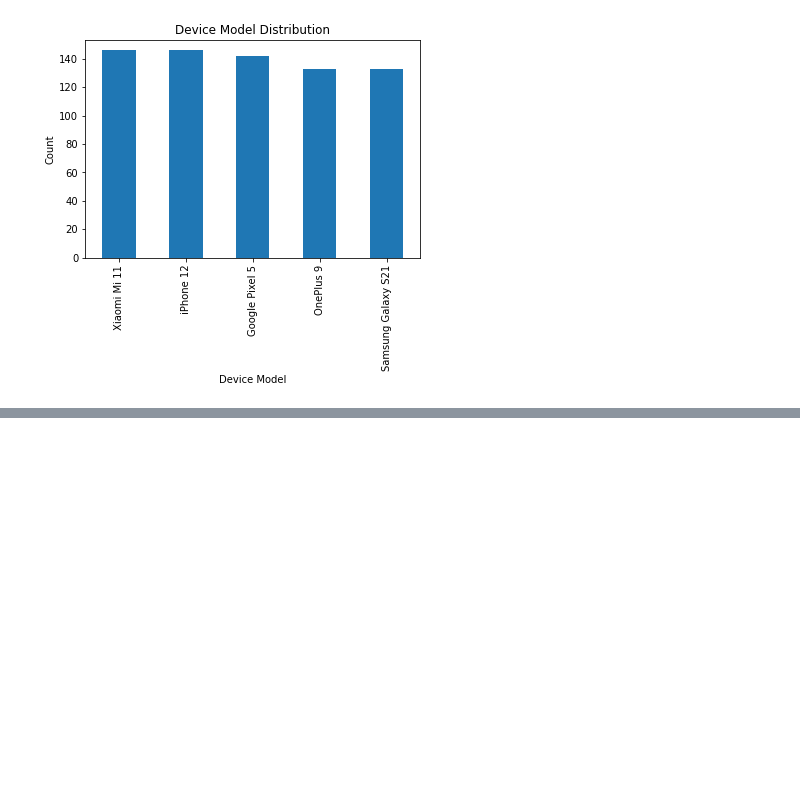
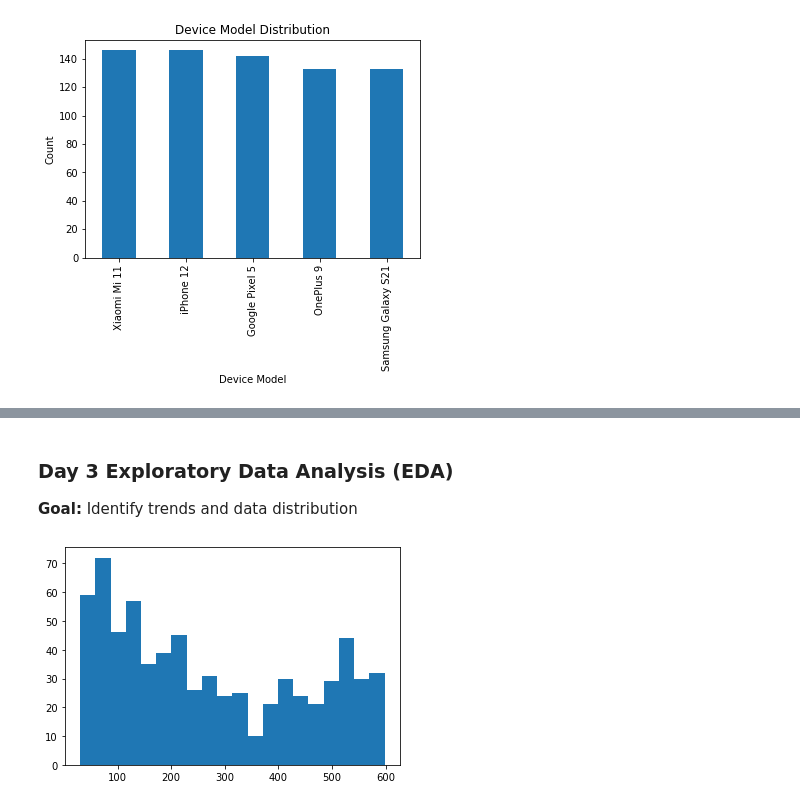
Before and after one commit to mateuszreliga/Python_MobileUserBehavior, a Jupyter notebook: MobileUserBehavior.ipynb, the cells around one changed output, grey strips where cells are left out. Saved outputs shown, nothing was run; the diff lists cells and outputs as text; code cells hidden in the pictures; blank space fills up the shorter version.

Commit message:
Day3 Exploratory Data Analysis (EDA) start

```diff
--- a/MobileUserBehavior.ipynb
+++ b/MobileUserBehavior.ipynb
@@ -133,0 +146,8 @@ plt.show()
+# %% [markdown]
+### Day 3 Exploratory Data Analysis (EDA)
+
+**Goal:** Identify trends and data distribution
+# %%
+hist_AppUsage = plt.hist(df['App Usage Time (min/day)'], bins=20)
+# %% [output]
+[figure, added]
```
Also changed, not shown: parts of 8 cells of this notebook.
